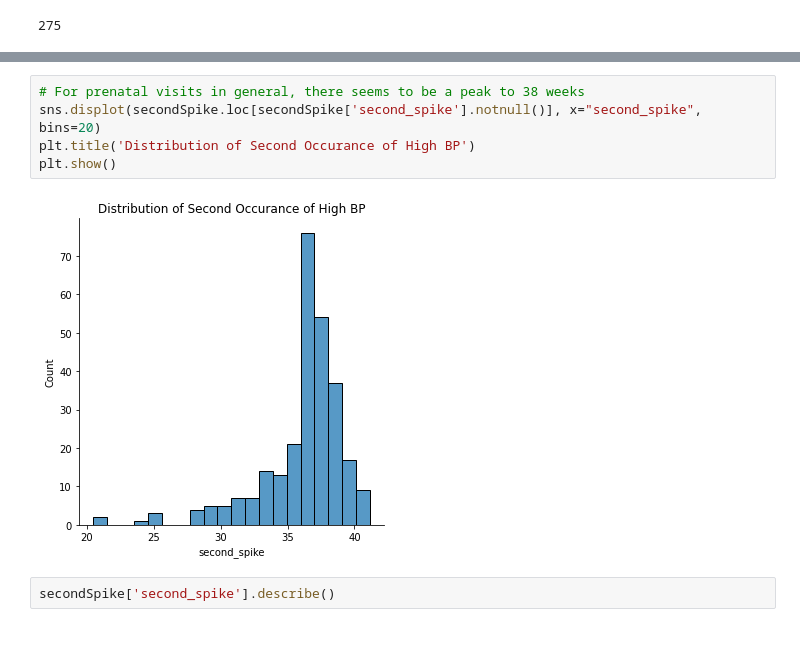
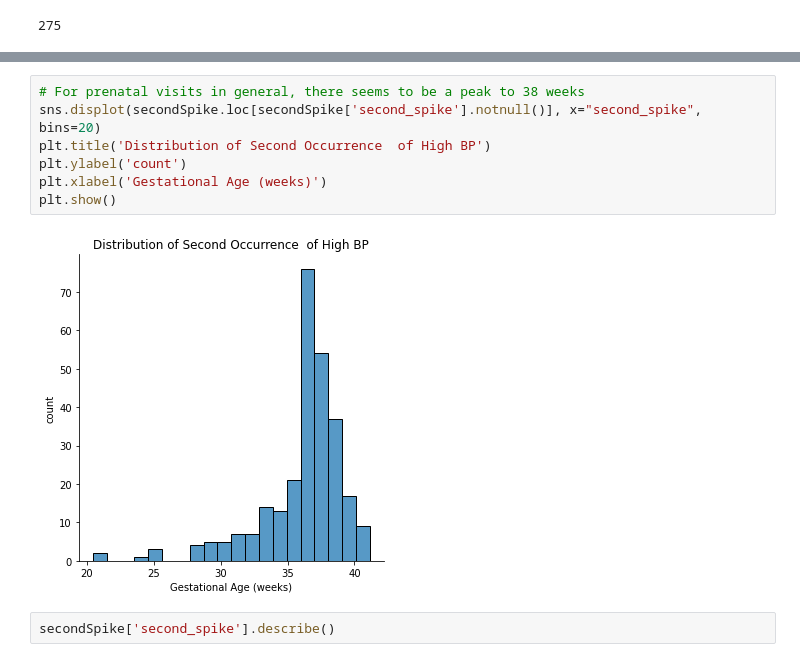
Before and after one commit to rachellb/Bennett_OUDSA5900, a Jupyter notebook: Descriptions/Momi_Descriptions.ipynb, the cells around one changed output, grey strips where cells are left out. Cells and saved outputs as stored; diff of their text form.

```diff
--- a/Descriptions/Momi_Descriptions.ipynb
+++ b/Descriptions/Momi_Descriptions.ipynb
@@ -2443,10 +2645,12 @@ secondSpike.loc[secondSpike['second_spike'].notnull()].shape[0]
 # %%
 # For prenatal visits in general, there seems to be a peak to 38 weeks
 sns.displot(secondSpike.loc[secondSpike['second_spike'].notnull()], x="second_spike", bins=20)
-plt.title('Distribution of Second Occurance of High BP')
+plt.title('Distribution of Second Occurrence  of High BP')
+plt.ylabel('count')
+plt.xlabel('Gestational Age (weeks)')
 plt.show()
 # %% [output]
-[figure, old version]
+[figure, new version]
 # %%
 secondSpike['second_spike'].describe()
 # %% [output]
```
Also changed, not shown: parts of 74 cells of this notebook, 7 other files.
